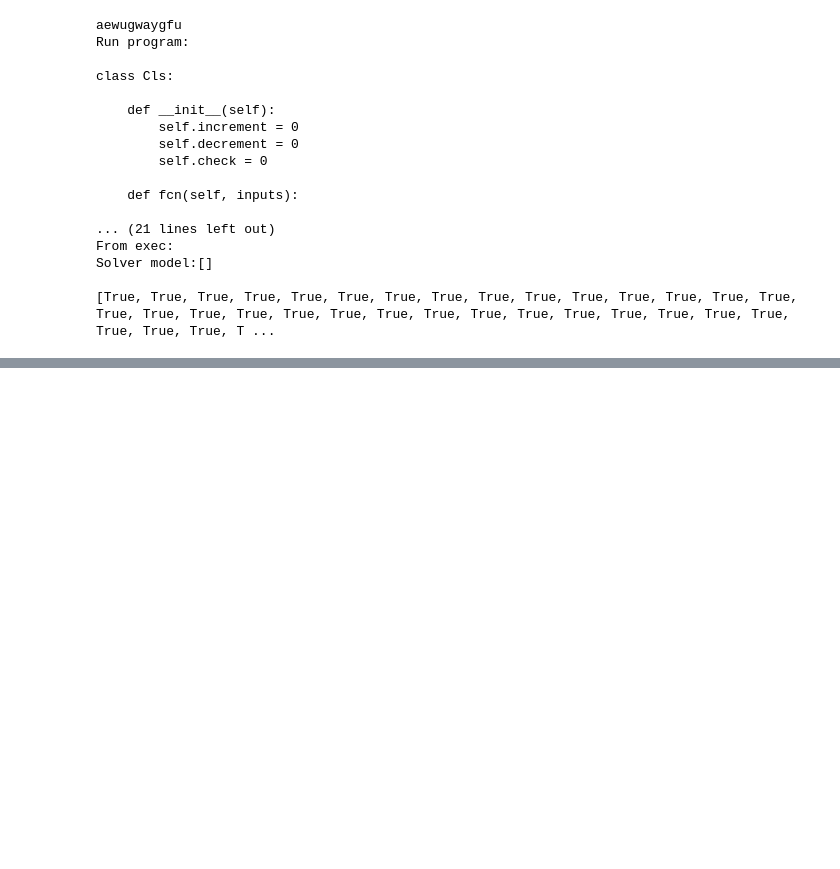
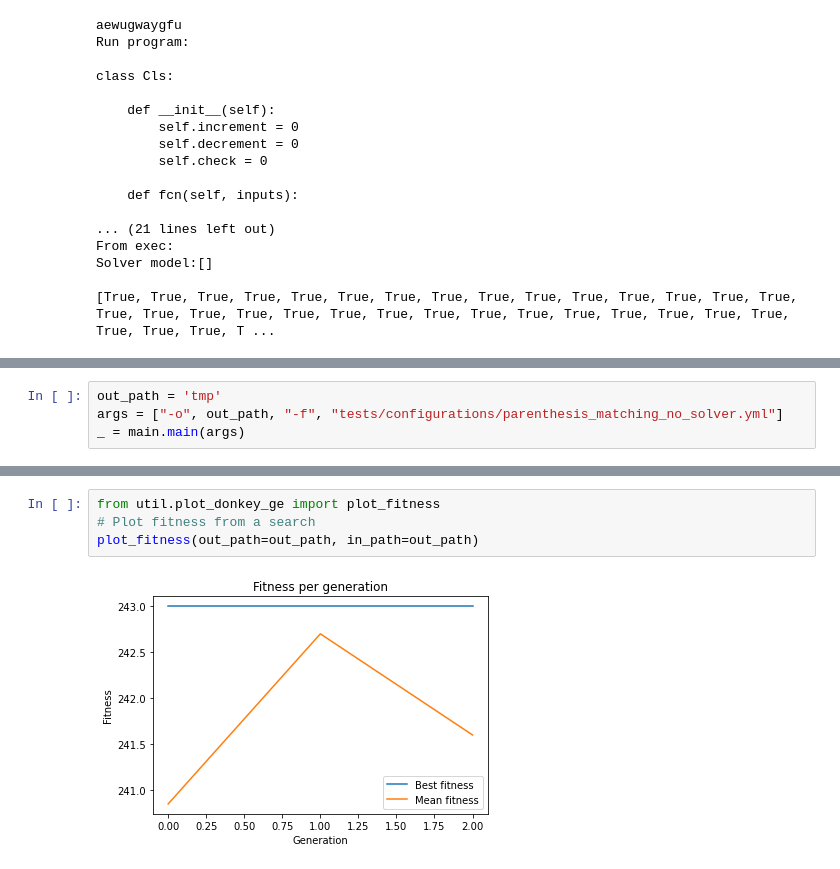
Before and after one commit to flexgp/donkey_ge, a Jupyter notebook: tutorials/parenthesis_matching.ipynb, the cells around one changed output, grey strips where cells are left out. Drawn from its saved outputs; the diff is of its cells as text; blank space fills up the shorter version.

Commit message:
added solver comparisons

```diff
--- a/tutorials/parenthesis_matching.ipynb
+++ b/tutorials/parenthesis_matching.ipynb
@@ -78,0 +79,4 @@ plot_fitness(out_path=out_path, in_path=out_path)
+# %%
+out_path = 'tmp'
+args = ["-o", out_path, "-f", "tests/configurations/parenthesis_matching_no_solver.yml"]
+_ = main.main(args)
@@ -78,0 +101,6 @@ plot_fitness(out_path=out_path, in_path=out_path)
+# %%
+from util.plot_donkey_ge import plot_fitness
+# Plot fitness from a search
+plot_fitness(out_path=out_path, in_path=out_path)
+# %% [output]
+[figure, added]
```
Also changed, not shown: parts of 3 cells of this notebook, 8 other files.
